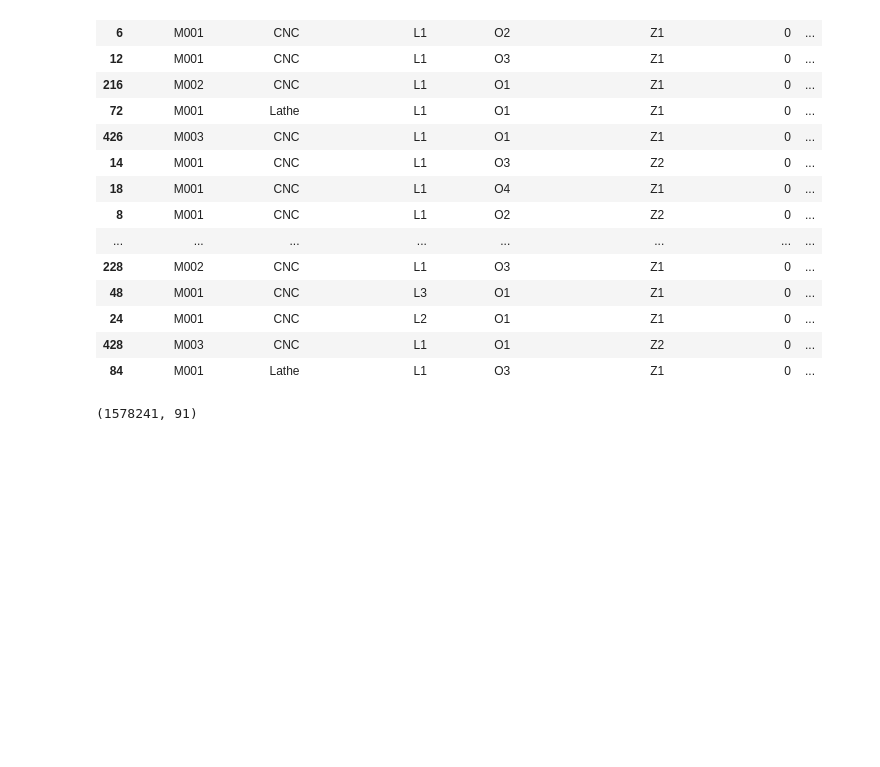
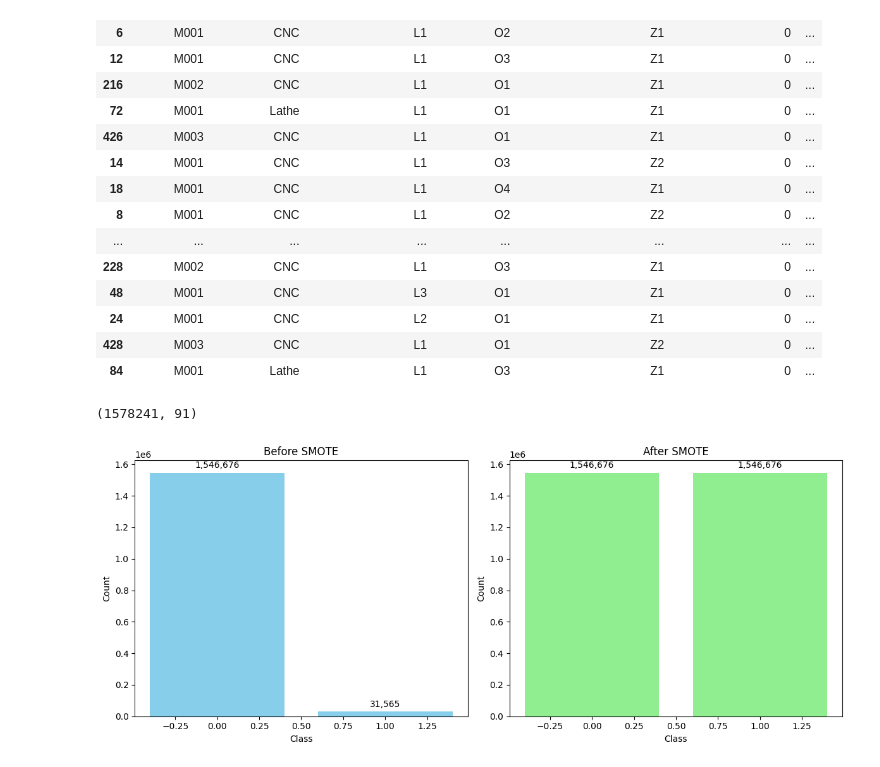
Before and after one commit to TheMedRida/OCP_PFA, a Jupyter notebook: Data API/2.ipynb, the cells around one changed output. Drawn from its saved outputs; the diff is of its cells as text; code cells hidden in the pictures; blank space fills up the shorter version.

```diff
--- a/Data API/2.ipynb
+++ b/Data API/2.ipynb
@@ -491,3 +491,31 @@ counts.sort_values('Count',ascending=False).head(n=20)
 dt.shape
 # %% [output]
 (1578241, 91)
+# %%
+import matplotlib.pyplot as plt
+
+# Values extracted from your output
+counter_before = {0: 1546676, 1: 31565}
+counter_after  = {0: 1546676, 1: 1546676}
+
+# Create subplots
+fig, axes = plt.subplots(1, 2, figsize=(12, 5))
+
+# Before SMOTE
+bars1 = axes[0].bar(counter_before.keys(), counter_before.values(), color='skyblue')
+axes[0].set_title("Before SMOTE")
+axes[0].set_xlabel("Class")
+axes[0].set_ylabel("Count")
+axes[0].bar_label(bars1, labels=[f"{v:,}" for v in counter_before.values()], padding=3)
+
+# After SMOTE
+bars2 = axes[1].bar(counter_after.keys(), counter_after.values(), color='lightgreen')
+axes[1].set_title("After SMOTE")
+axes[1].set_xlabel("Class")
+axes[1].set_ylabel("Count")
+axes[1].bar_label(bars2, labels=[f"{v:,}" for v in counter_after.values()], padding=3)
+
+plt.tight_layout()
+plt.show()
+# %% [output]
+[figure, added]
```
Also changed, not shown: 14 other files.
